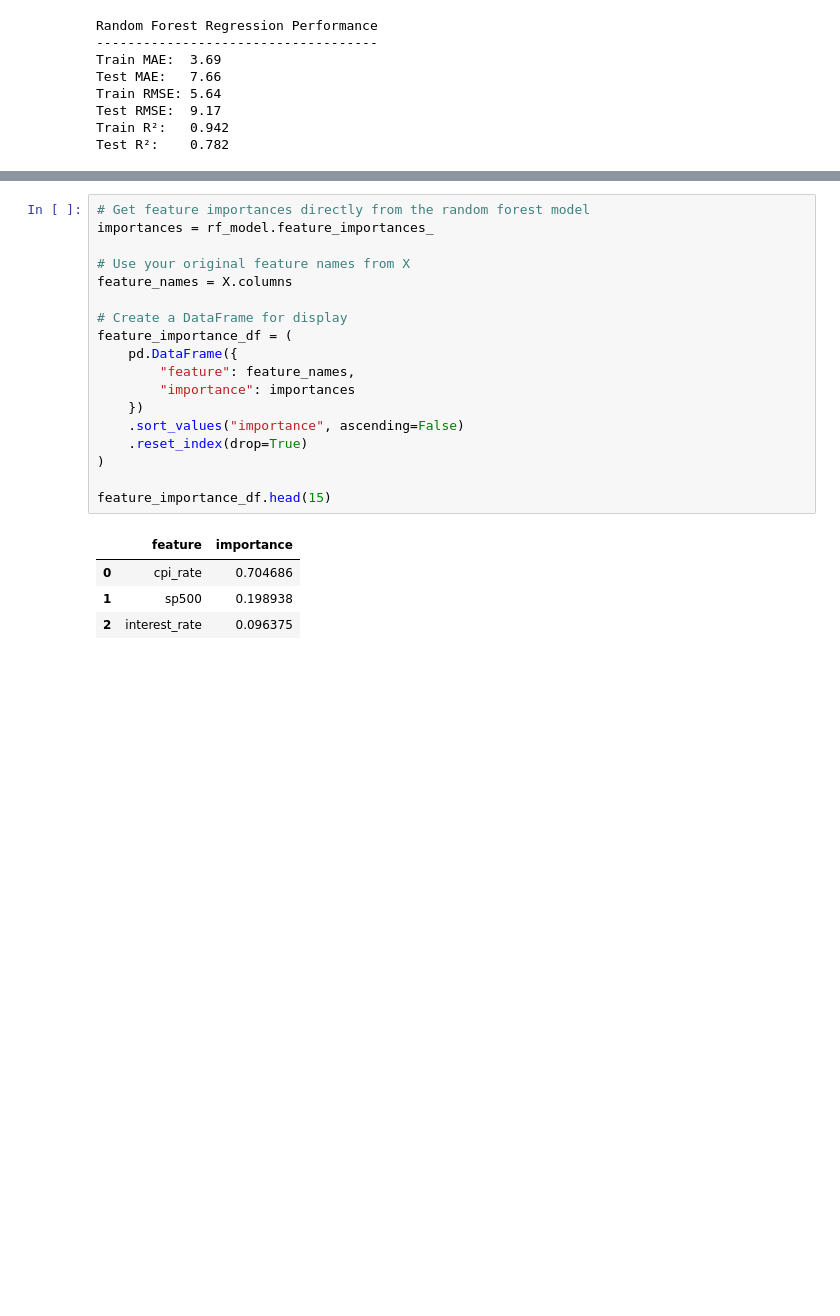
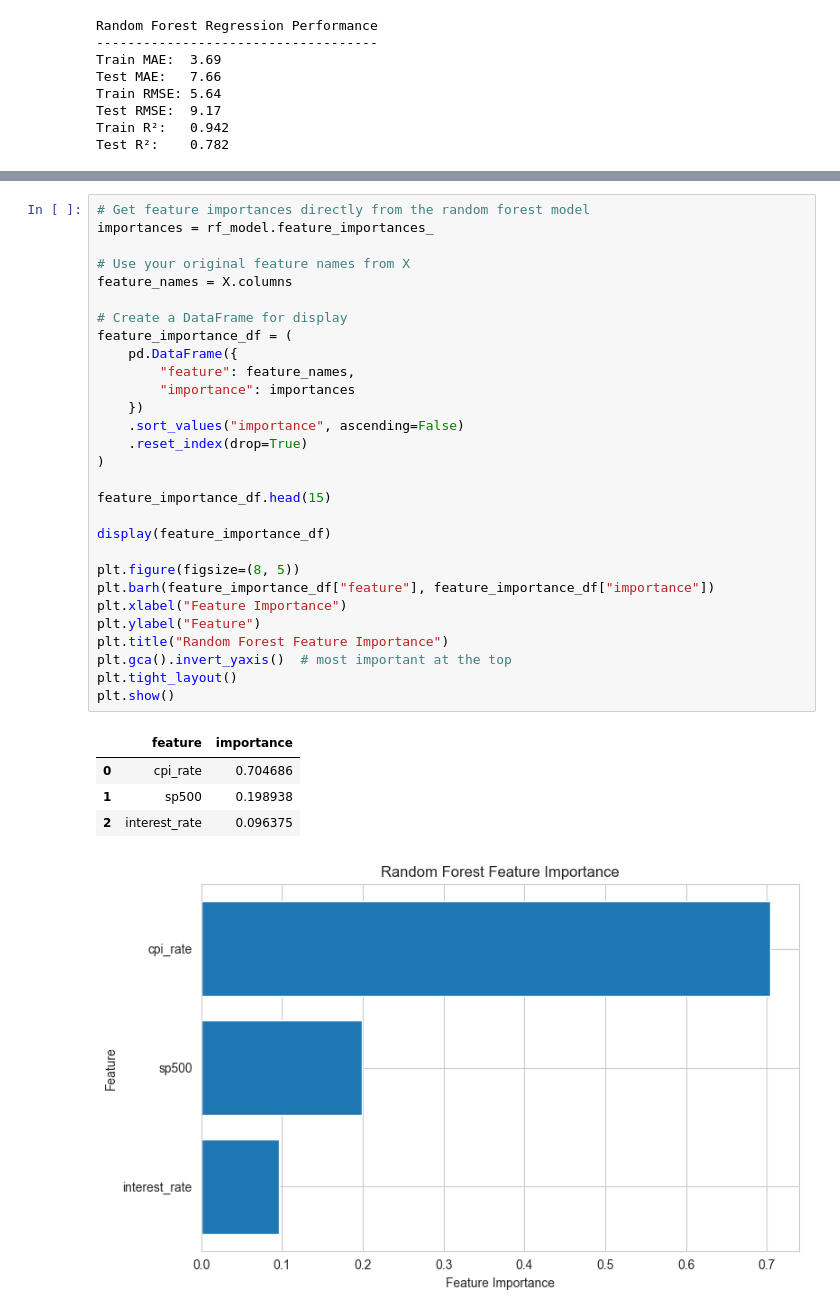
Before and after one commit to bvrtachnik/transaction-volume-capstone, a Jupyter notebook: project_notebook.ipynb, the cells around one changed output, grey strips where cells are left out. Cells and saved outputs as stored; diff of their text form; blank space fills up the shorter version.

```diff
--- a/project_notebook.ipynb
+++ b/project_notebook.ipynb
@@ -348,23 +380,35 @@ Test R²:    0.782
 # %%
 # Get feature importances directly from the random forest model
 importances = rf_model.feature_importances_
 
 # Use your original feature names from X
 feature_names = X.columns
 
 # Create a DataFrame for display
 feature_importance_df = (
     pd.DataFrame({
         "feature": feature_names,
         "importance": importances
     })
     .sort_values("importance", ascending=False)
     .reset_index(drop=True)
 )
 
 feature_importance_df.head(15)
+
+display(feature_importance_df)
+
+plt.figure(figsize=(8, 5))
+plt.barh(feature_importance_df["feature"], feature_importance_df["importance"])
+plt.xlabel("Feature Importance")
+plt.ylabel("Feature")
+plt.title("Random Forest Feature Importance")
+plt.gca().invert_yaxis()  # most important at the top
+plt.tight_layout()
+plt.show()
 # %% [output]
 |  | feature | importance |
 | 0 | cpi_rate | 0.704686 |
 | 1 | sp500 | 0.198938 |
 | 2 | interest_rate | 0.096375 |
+[figure, added]
```
Also changed, not shown: parts of 6 cells of this notebook.
